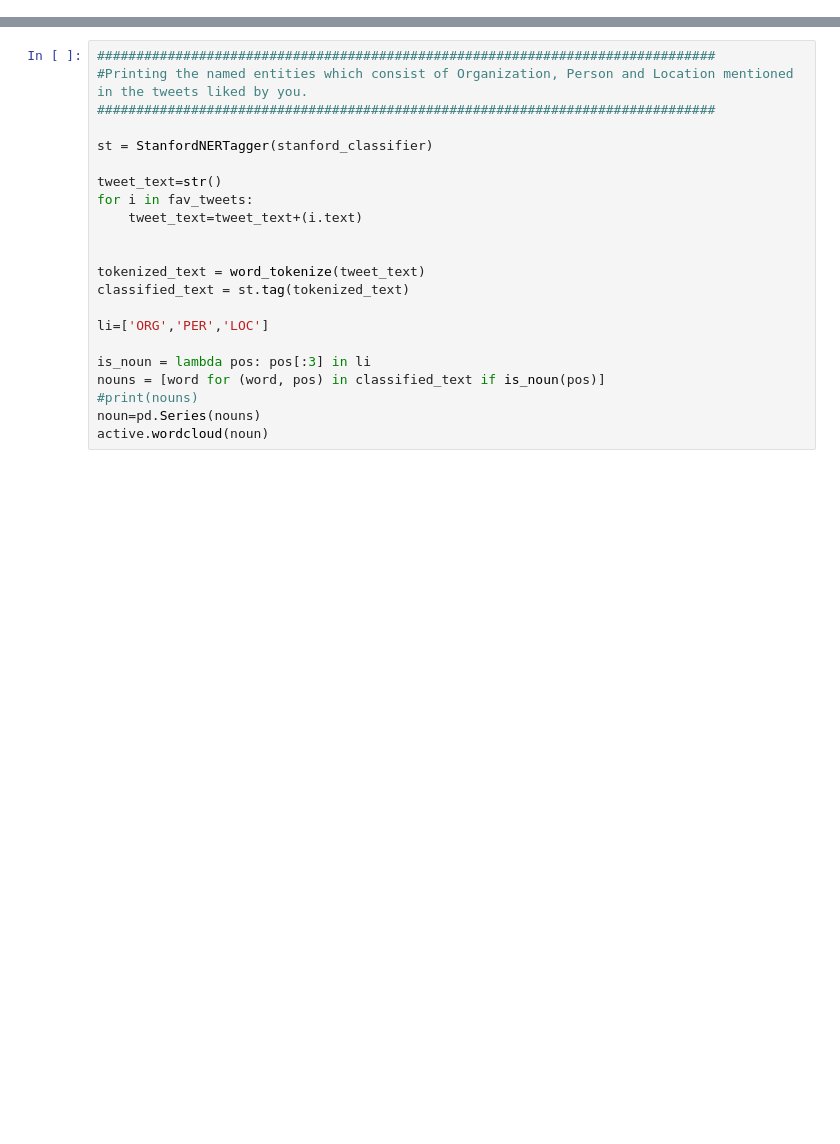
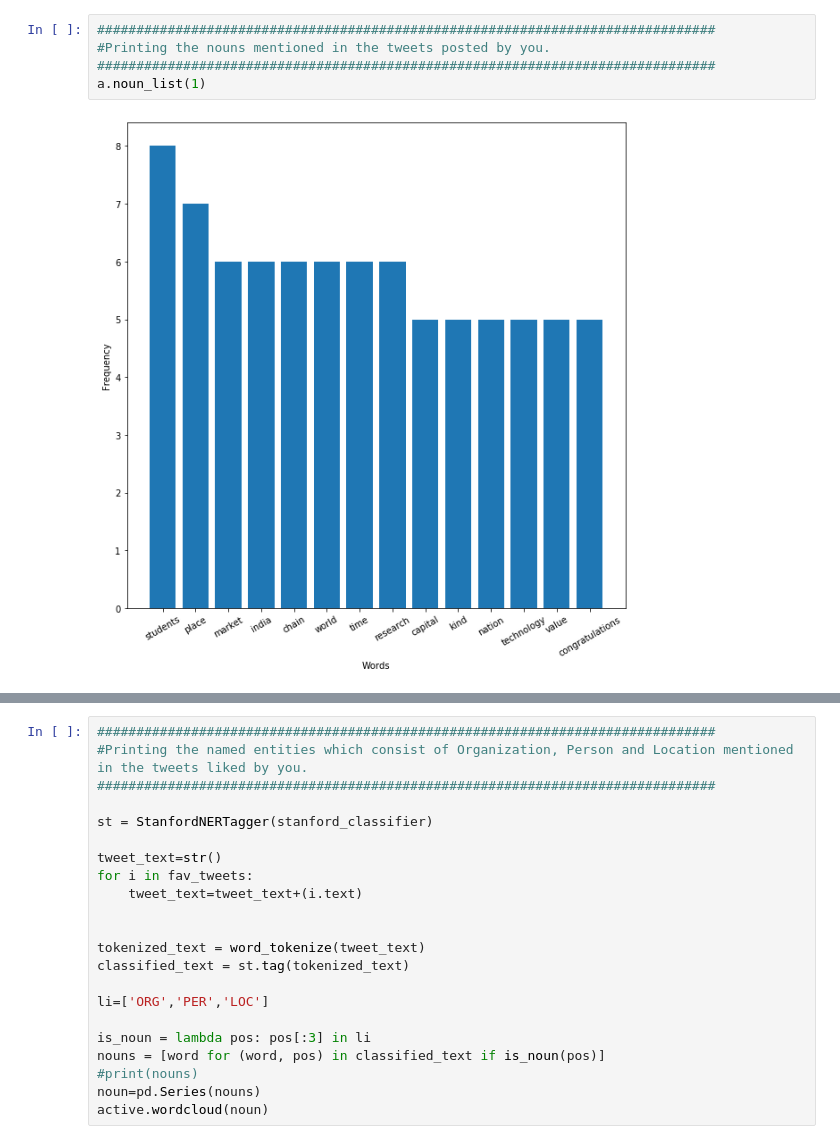
Before and after one commit to parthnagarkar875/Twitter-Profile-Analyzer, a Jupyter notebook: main.ipynb, the cells around one changed output, grey strips where cells are left out. Saved outputs shown, nothing was run; the diff lists cells and outputs as text; blank space fills up the shorter version.

```diff
--- a/main.ipynb
+++ b/main.ipynb
@@ -289,0 +213,7 @@ active.wordcloud(li1)
+# %%
+###############################################################################
+#Printing the nouns mentioned in the tweets posted by you.
+###############################################################################
+a.noun_list(1)
+# %% [output]
+[figure, added]
```
Also changed, not shown: parts of 13 cells of this notebook, 1 other file.
